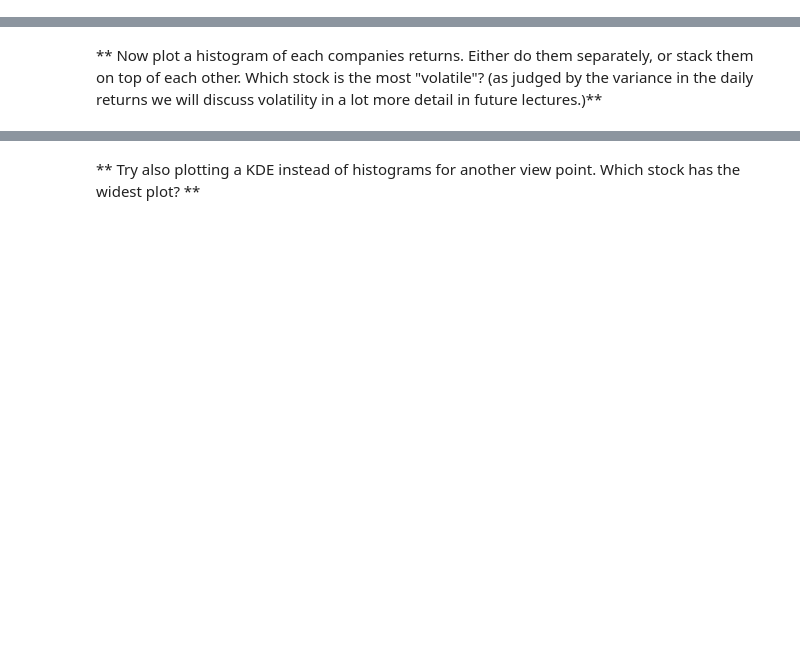
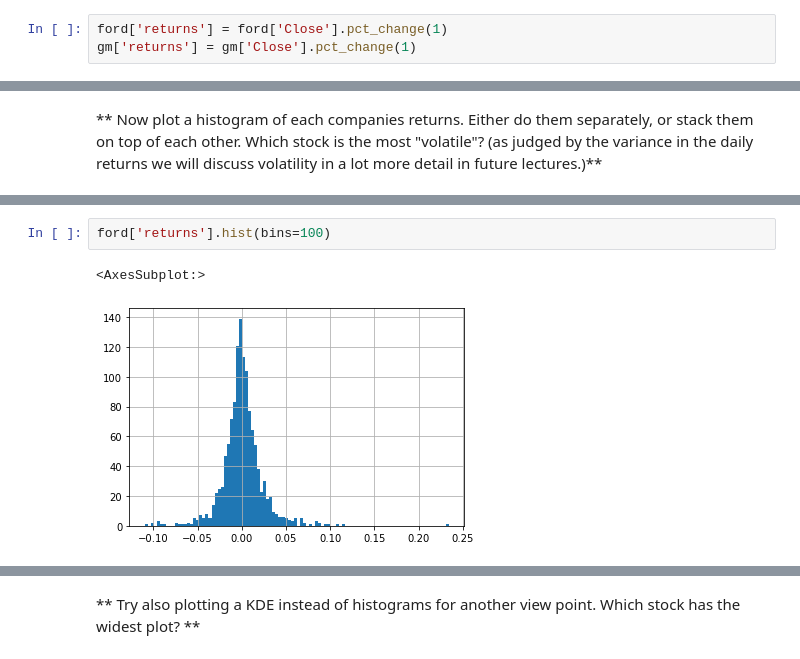
Before and after one commit to morris-huang-15/A-Stock-Market-Analysis-Project-using-Python, a Jupyter notebook: Stock Market Analysis Project.ipynb, the cells around one changed output, grey strips where cells are left out. Cells and saved outputs as stored; diff of their text form; blank space fills up the shorter version.

```diff
--- a/Stock Market Analysis Project.ipynb
+++ b/Stock Market Analysis Project.ipynb
@@ -306,0 +273,3 @@ This defines r_t (return at time t) as equal to the price at time t divided by t
+# %%
+ford['returns'] = ford['Close'].pct_change(1)
+gm['returns'] = gm['Close'].pct_change(1)
@@ -324,0 +288,5 @@ This defines r_t (return at time t) as equal to the price at time t divided by t
+# %%
+ford['returns'].hist(bins=100)
+# %% [output]
+<AxesSubplot:>
+[figure, added]
```
Also changed, not shown: parts of 27 cells of this notebook.
